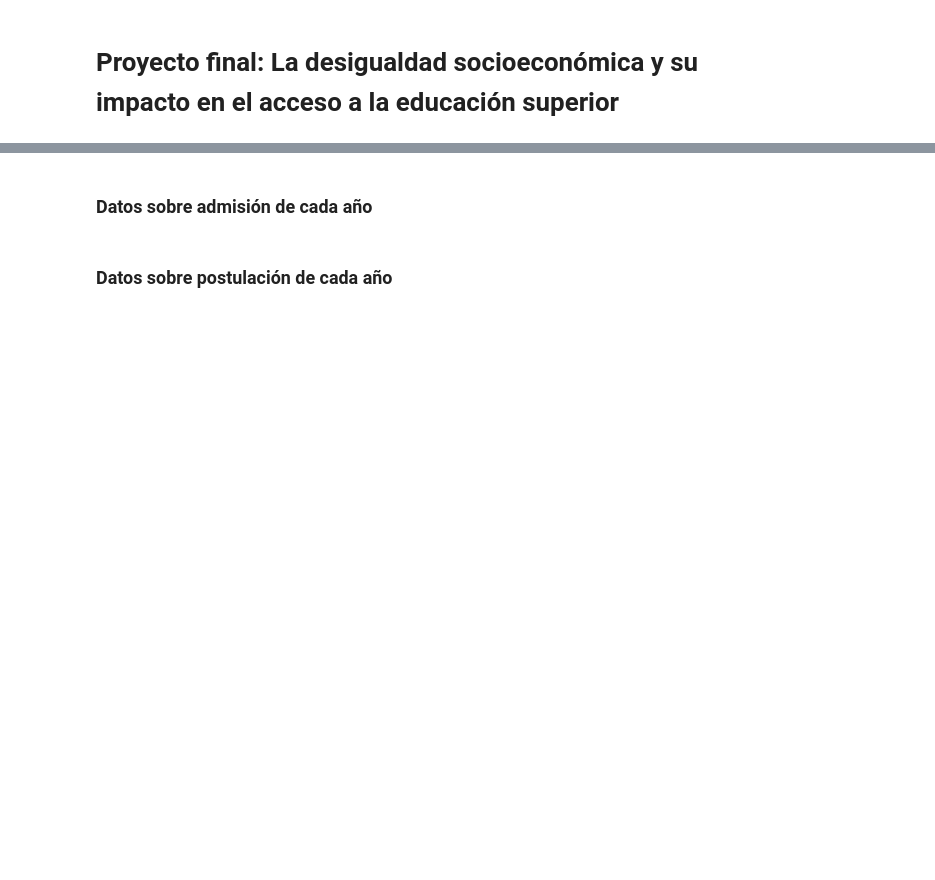
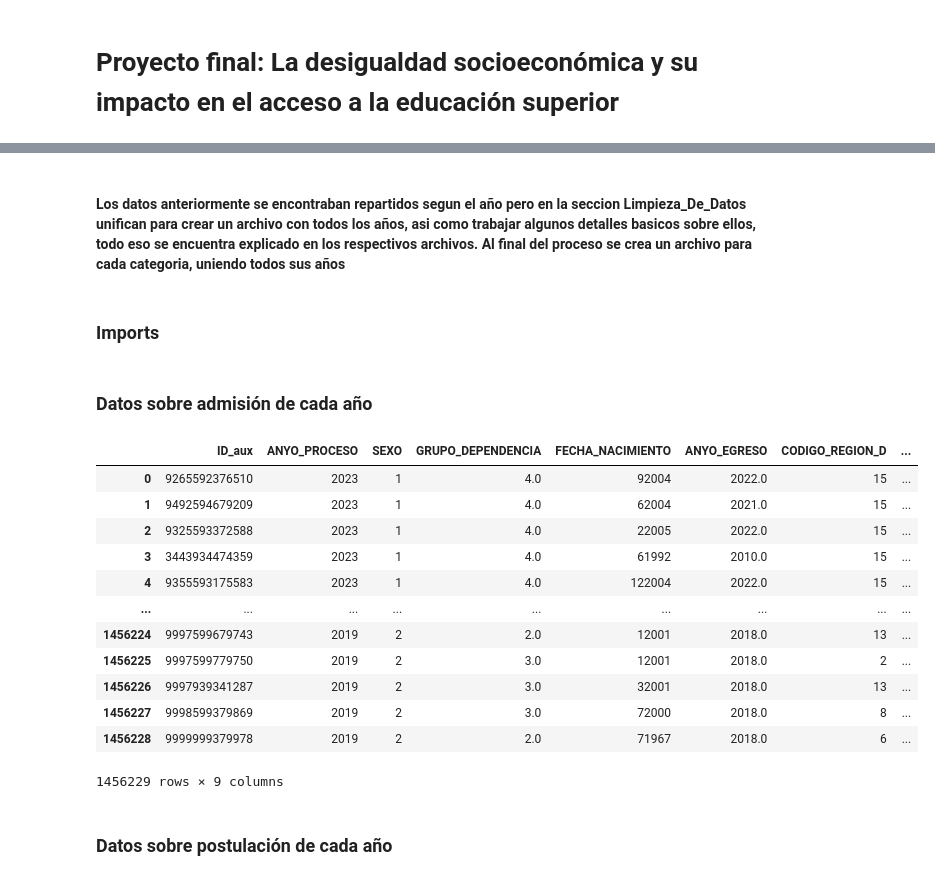
Before and after one commit to javibascur/Proyecto-Cs-Datos, a Jupyter notebook: Proyecto_Final.ipynb, the cells around one changed output, grey strips where cells are left out. Drawn from its saved outputs; the diff is of its cells as text; code cells hidden in the pictures; blank space fills up the shorter version.

```diff
--- a/Proyecto_Final.ipynb
+++ b/Proyecto_Final.ipynb
@@ -21,0 +23,4 @@ import numpy as np
+# %% [markdown]
+#### Los datos anteriormente se encontraban repartidos segun el año pero en la seccion Limpieza_De_Datos unifican para crear un archivo con todos los años, asi como trabajar algunos detalles basicos sobre ellos, todo eso se encuentra explicado en los respectivos archivos. Al final del proceso se crea un archivo para cada categoria, uniendo todos sus años
+# %% [markdown]
+### Imports
@@ -22,11 +31,23 @@ import numpy as np
 # %% [markdown]
 ### Datos sobre admisión de cada año
 # %%
-dfAdm2019 = pd.read_csv("Muestra_Datasets_DEMRE/datos_utilizados/admision/2019/ArchivoB_Adm2019.csv", sep=";", low_memory=False)
-dfAdm2020 = pd.read_csv("Muestra_Datasets_DEMRE/datos_utilizados/admision/2020/ArchivoB_Adm2020.csv", sep=";", low_memory=False)
-dfAdm2021 = pd.read_csv("Muestra_Datasets_DEMRE/datos_utilizados/admision/2021/ArchivoB_Adm2021.csv", sep=";", low_memory=False)
-dfAdm2022 = pd.read_csv("Muestra_Datasets_DEMRE/datos_utilizados/admision/2022/ArchivoB_Adm2022.csv", sep=";", low_memory=False)
-dfAdm2023 = pd.read_csv("Muestra_Datasets_DEMRE/datos_utilizados/admision/2023/ArchivoB_Adm2023.csv", sep=";", low_memory=False)
+admision = pd.read_csv("Dataframe_inscripciones", low_memory=False)
+# %%
+admision
+# %% [output]
+|  | ID_aux | ANYO_PROCESO | SEXO | GRUPO_DEPENDENCIA | FECHA_NACIMIENTO | ANYO_EGRESO | CODIGO_REGION_D | ... |
+| 0 | 9265592376510 | 2023 | 1 | 4.0 | 92004 | 2022.0 | 15 | ... |
+| 1 | 9492594679209 | 2023 | 1 | 4.0 | 62004 | 2021.0 | 15 | ... |
+| 2 | 9325593372588 | 2023 | 1 | 4.0 | 22005 | 2022.0 | 15 | ... |
+| 3 | 3443934474359 | 2023 | 1 | 4.0 | 61992 | 2010.0 | 15 | ... |
+| 4 | 9355593175583 | 2023 | 1 | 4.0 | 122004 | 2022.0 | 15 | ... |
+| ... | ... | ... | ... | ... | ... | ... | ... | ... |
+| 1456224 | 9997599679743 | 2019 | 2 | 2.0 | 12001 | 2018.0 | 13 | ... |
+| 1456225 | 9997599779750 | 2019 | 2 | 3.0 | 12001 | 2018.0 | 2 | ... |
+| 1456226 | 9997939341287 | 2019 | 2 | 3.0 | 32001 | 2018.0 | 13 | ... |
+| 1456227 | 9998599379869 | 2019 | 2 | 3.0 | 72000 | 2018.0 | 8 | ... |
+| 1456228 | 9999999379978 | 2019 | 2 | 2.0 | 71967 | 2018.0 | 6 | ... |
+1456229 rows × 9 columns
 # %% [markdown]
 ### Datos sobre postulación de cada año
 # %%
```
Also changed, not shown: parts of 29 cells of this notebook, 2 other files.
